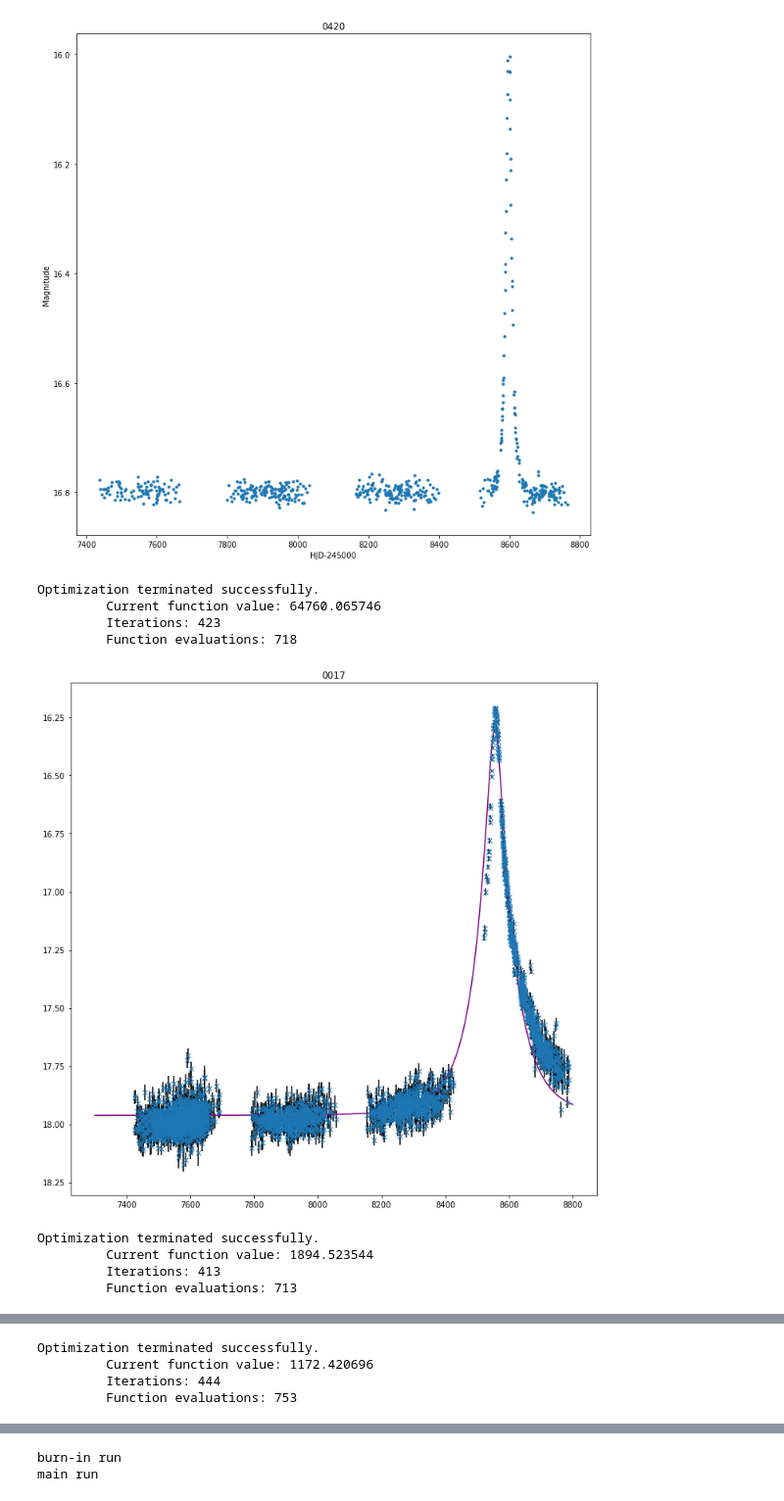
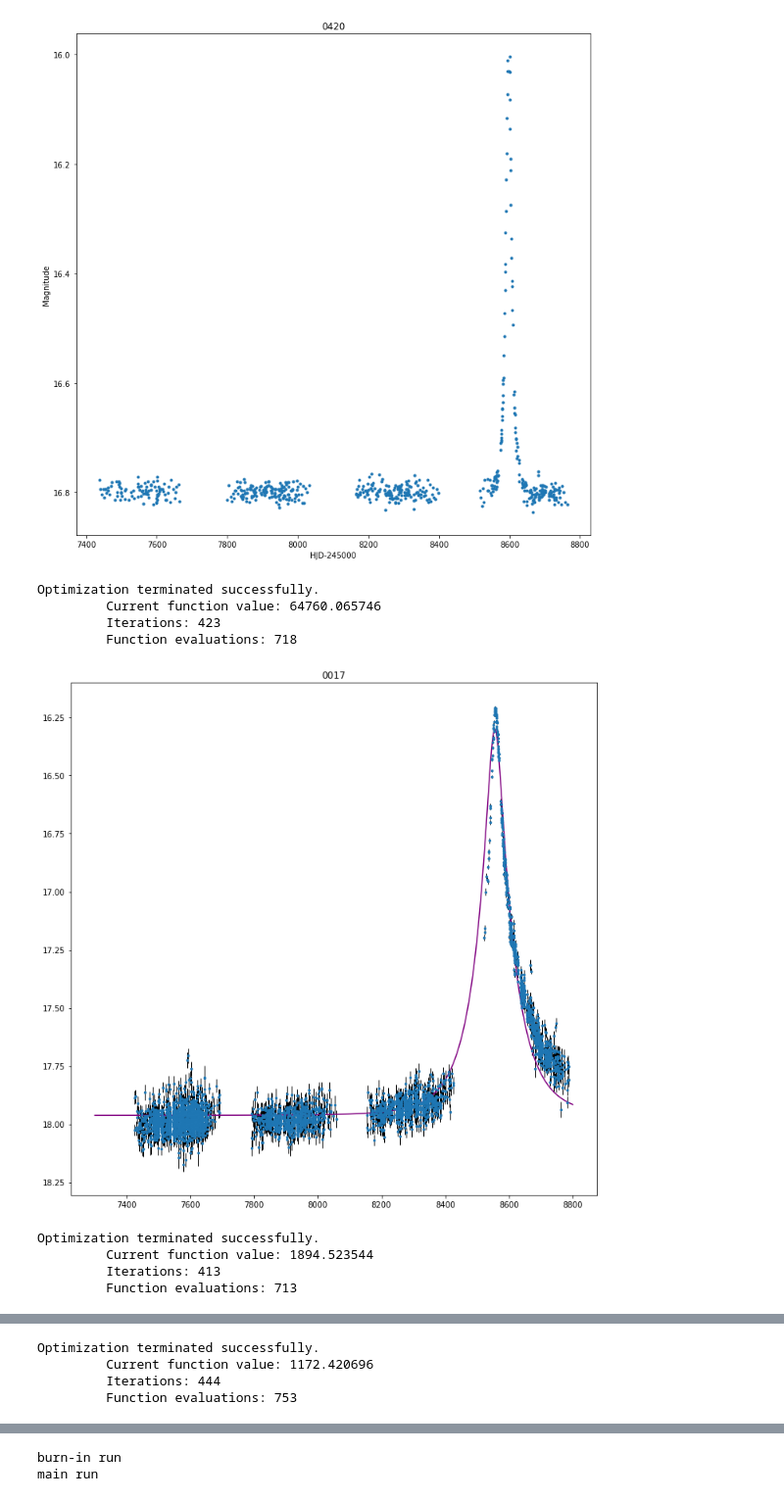
Before and after one commit to toshanv/Gravitational-Microlensing, a Jupyter notebook: project1.ipynb, the cells around one changed output, grey strips where cells are left out. Shown at 98% size. Cells and saved outputs as stored; diff of their text form; code cells hidden in the pictures.

```diff
--- a/project1.ipynb
+++ b/project1.ipynb
@@ -62,8 +62,12 @@ for name in Data.keys():
     s = d[:,2]
 
 
+    # change the size of the plot to a square
+    plt.rcParams["figure.figsize"] = (12, 12)
+
+
     # Might want to plot error barrs in scatterplot
-    plt.errorbar(x, y, yerr = s, fmt = 'x', ecolor = 'black')
+    plt.errorbar(x, y, yerr = s, fmt = '.', ms = 5, elinewidth = 1, ecolor = 'black')
 
     # f_src_guess = np.nanmean(y[(x>7400) & (x<8400)])
     #plt.axhline(y=f_src_guess)
@@ -73,37 +77,34 @@ for name in Data.keys():
     opt = optimize.fmin(xi,[0.1,1000,f_src_guess, x[y==np.max(y)]])
     opt = np.array(opt)
 
     xlist = np.linspace(7300, 8800, 1000)
     #umin,tE, m_bl, t_0 = [0.036, 421, 17.99, 8600]
     umin,tE, m_bl, t_0 = opt
     uminlist.append(umin)
     tElist.append(tE)
     m_bllist.append(m_bl)
     t_0list.append(t_0)
 
     u=[]
     A=[]
     m_mod=[]
     for i in range(len(xlist)):
         u.append(np.sqrt(umin**2 + ((xlist[i]-t_0)/tE)**2))
         A.append((u[i]**2 + 2)/(u[i]*np.sqrt((u[i]**2)+4)))
         m_mod.append(m_bl - 2.5*np.log10(A[i]))
     plt.gca().invert_yaxis()
 
     # A
 
-    # change the size of the plot to a square
-    plt.rcParams["figure.figsize"] = (12, 12)
-
     plt.plot(xlist,m_mod,color='purple')
     plt.title(name)
     plt.show()
 # %% [output]
 Optimization terminated successfully.
          Current function value: 64760.065746
          Iterations: 423
          Function evaluations: 718
-[figure, old version]
+[figure, new version]
 Optimization terminated successfully.
          Current function value: 1894.523544
          Iterations: 413
```
Also changed, not shown: parts of 1 cell of this notebook.
